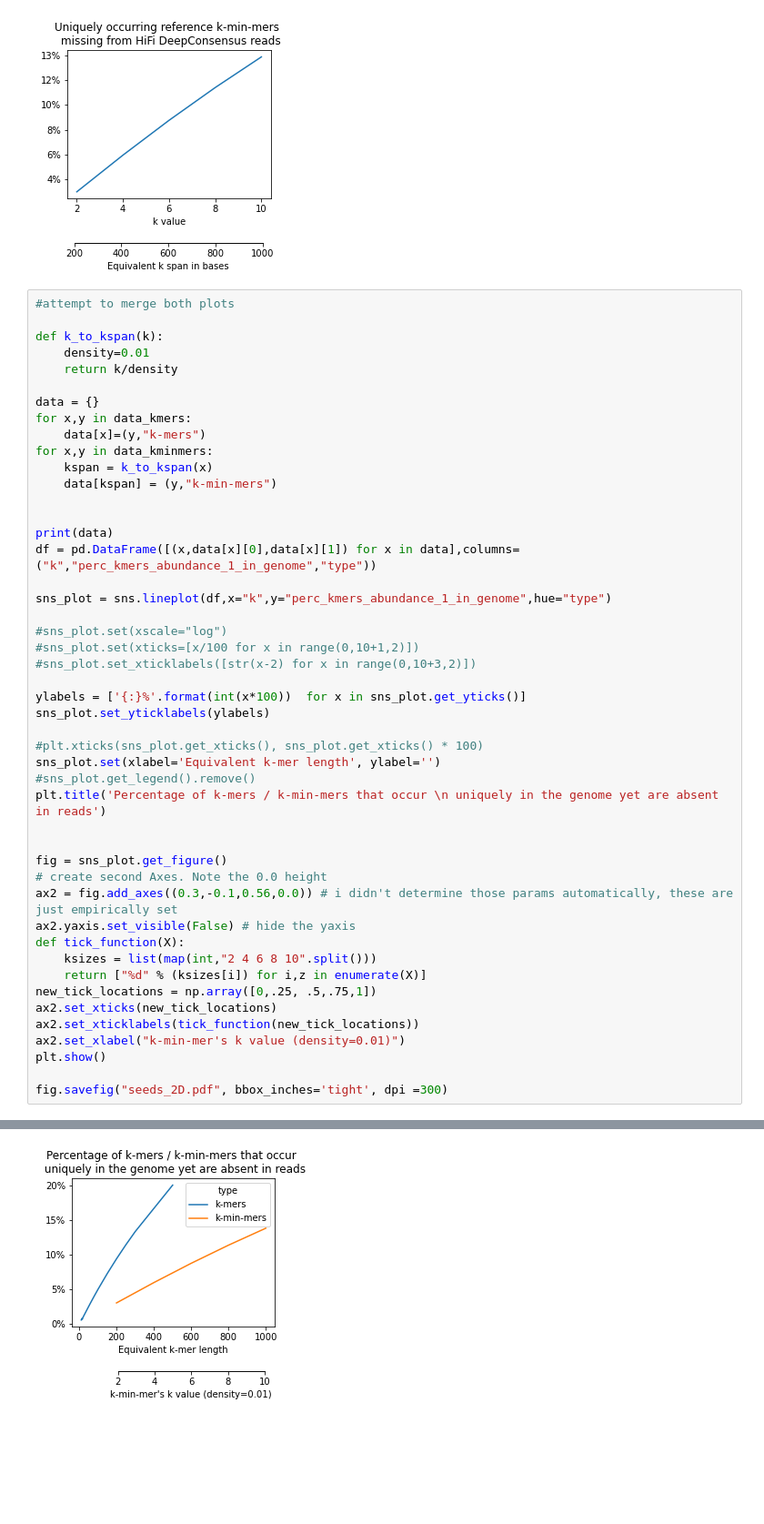
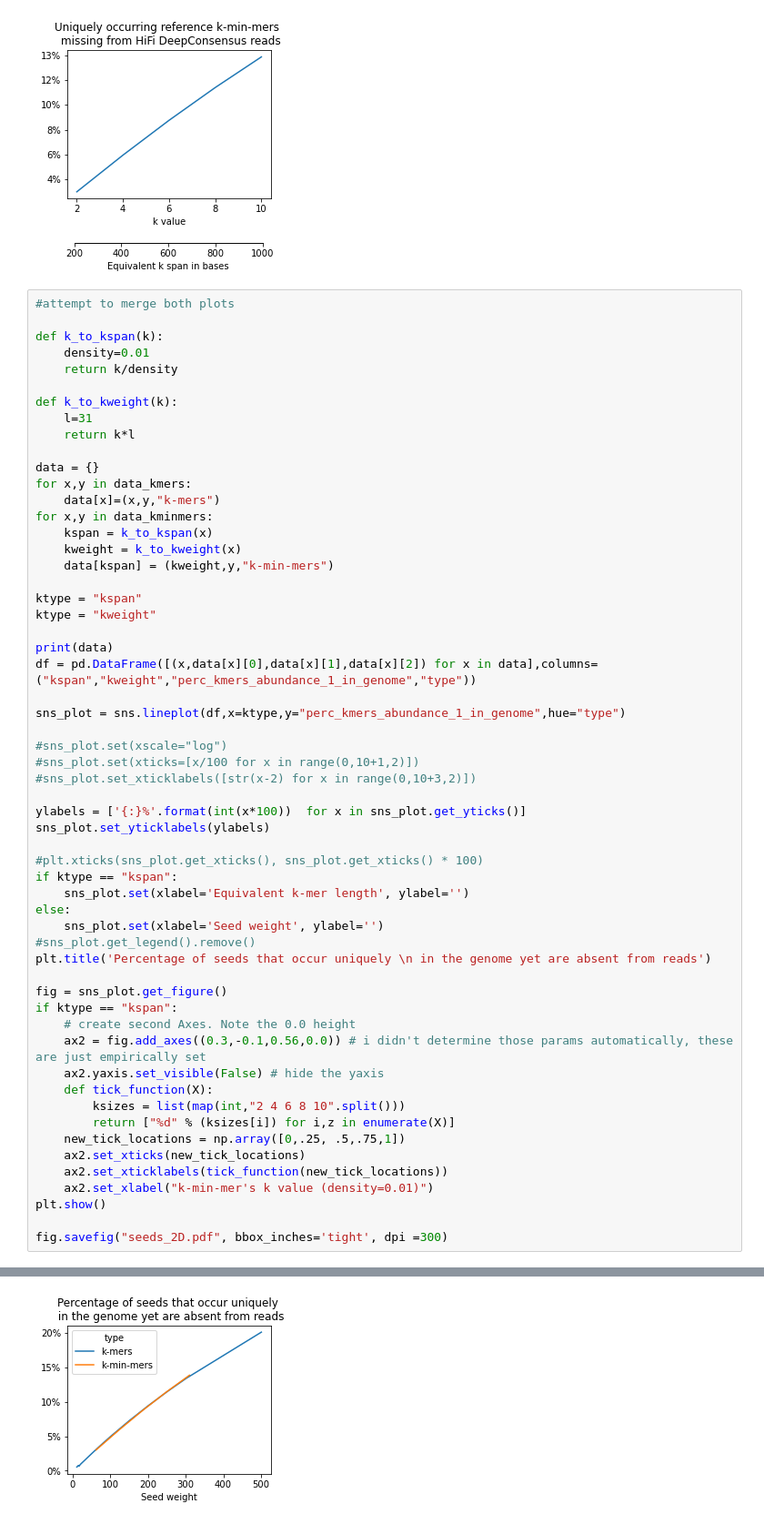
Before and after one commit to ekimb/mapquik, a Jupyter notebook: experiments/figure-seeds/figure-2D-DC-chm13v2.ipynb, the cells around one changed output, grey strips where cells are left out. Shown at 91% size. Cells and saved outputs as stored; diff of their text form; blank space fills up the shorter version.

Commit message:
jupyter plots for pseudochain

```diff
--- a/experiments/figure-seeds/figure-2D-DC-chm13v2.ipynb
+++ b/experiments/figure-seeds/figure-2D-DC-chm13v2.ipynb
@@ -130,18 +130,25 @@ def k_to_kspan(k):
     density=0.01
     return k/density
 
+def k_to_kweight(k):
+    l=31
+    return k*l
+
 data = {}
 for x,y in data_kmers:
-    data[x]=(y,"k-mers")
+    data[x]=(x,y,"k-mers")
 for x,y in data_kminmers:
     kspan = k_to_kspan(x)
-    data[kspan] = (y,"k-min-mers")
+    kweight = k_to_kweight(x)
+    data[kspan] = (kweight,y,"k-min-mers")
 
+ktype = "kspan"
+ktype = "kweight"
 
 print(data)
-df = pd.DataFrame([(x,data[x][0],data[x][1]) for x in data],columns=("k","perc_kmers_abundance_1_in_genome","type"))
+df = pd.DataFrame([(x,data[x][0],data[x][1],data[x][2]) for x in data],columns=("kspan","kweight","perc_kmers_abundance_1_in_genome","type"))
 
-sns_plot = sns.lineplot(df,x="k",y="perc_kmers_abundance_1_in_genome",hue="type")
+sns_plot = sns.lineplot(df,x=ktype,y="perc_kmers_abundance_1_in_genome",hue="type")
 
 #sns_plot.set(xscale="log")
 #sns_plot.set(xticks=[x/100 for x in range(0,10+1,2)])
@@ -151,22 +158,25 @@ ylabels = ['{:}%'.format(int(x*100))  for x in sns_plot.get_yticks()]
 sns_plot.set_yticklabels(ylabels)
 
 #plt.xticks(sns_plot.get_xticks(), sns_plot.get_xticks() * 100)
-sns_plot.set(xlabel='Equivalent k-mer length', ylabel='')
+if ktype == "kspan":
+    sns_plot.set(xlabel='Equivalent k-mer length', ylabel='')
+else:
+    sns_plot.set(xlabel='Seed weight', ylabel='')
 #sns_plot.get_legend().remove()
-plt.title('Percentage of k-mers / k-min-mers that occur \n uniquely in the genome yet are absent in reads')
-
+plt.title('Percentage of seeds that occur uniquely \n in the genome yet are absent from reads')
 
 fig = sns_plot.get_figure()
-# create second Axes. Note the 0.0 height
-ax2 = fig.add_axes((0.3,-0.1,0.56,0.0)) # i didn't determine those params automatically, these are just empirically set
-ax2.yaxis.set_visible(False) # hide the yaxis
-def tick_function(X):
-    ksizes = list(map(int,"2 4 6 8 10".split()))
-    return ["%d" % (ksizes[i]) for i,z in enumerate(X)]
-new_tick_locations = np.array([0,.25, .5,.75,1])
-ax2.set_xticks(new_tick_locations)
-ax2.set_xticklabels(tick_function(new_tick_locations))
-ax2.set_xlabel("k-min-mer's k value (density=0.01)")
+if ktype == "kspan":
+    # create second Axes. Note the 0.0 height
+    ax2 = fig.add_axes((0.3,-0.1,0.56,0.0)) # i didn't determine those params automatically, these are just empirically set
+    ax2.yaxis.set_visible(False) # hide the yaxis
+    def tick_function(X):
+        ksizes = list(map(int,"2 4 6 8 10".split()))
+        return ["%d" % (ksizes[i]) for i,z in enumerate(X)]
+    new_tick_locations = np.array([0,.25, .5,.75,1])
+    ax2.set_xticks(new_tick_locations)
+    ax2.set_xticklabels(tick_function(new_tick_locations))
+    ax2.set_xlabel("k-min-mer's k value (density=0.01)")
 plt.show()
 
 fig.savefig("seeds_2D.pdf", bbox_inches='tight', dpi =300)
@@ -175 +185 @@ fig.savefig("seeds_2D.pdf", bbox_inches='tight', dpi =300)
-[figure, old version]
+[figure, new version]
```
Also changed, not shown: parts of 1 cell of this notebook, 9 other files.
